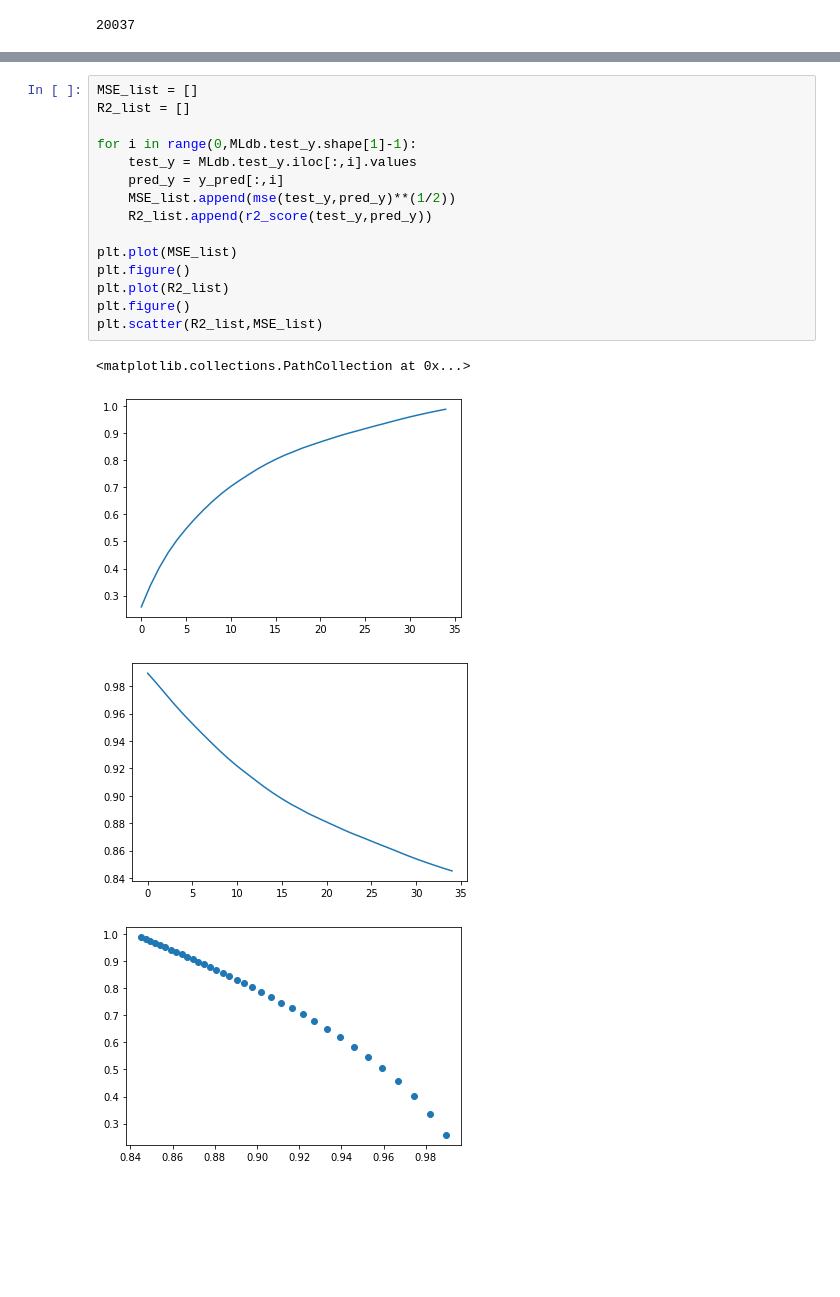
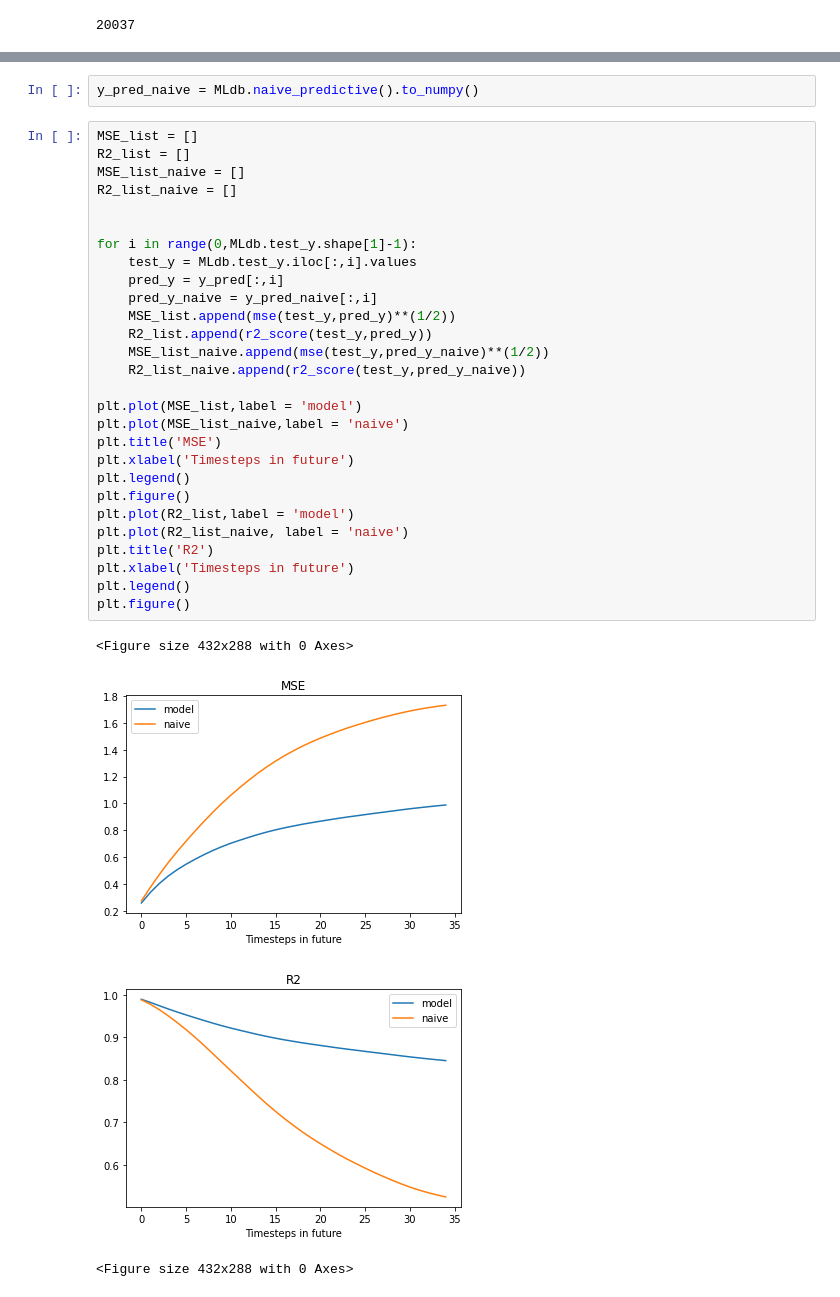
Before and after one commit to hhdelfland/zoutindringing-parksluizen, a Jupyter notebook: EGV/models.ipynb, the cells around one changed output, grey strips where cells are left out. Drawn from its saved outputs; the diff is of its cells as text; blank space fills up the shorter version.

```diff
--- a/EGV/models.ipynb
+++ b/EGV/models.ipynb
@@ -82,20 +66,35 @@ array([[1.12810798, 1.11193022, 1.10759925, ..., 1.09967896, 1.08771892,
+# %%
+y_pred_naive = MLdb.naive_predictive().to_numpy()
 # %%
 MSE_list = []
 R2_list = []
+MSE_list_naive = []
+R2_list_naive = []
+
 
 for i in range(0,MLdb.test_y.shape[1]-1):
     test_y = MLdb.test_y.iloc[:,i].values
     pred_y = y_pred[:,i]
+    pred_y_naive = y_pred_naive[:,i]
     MSE_list.append(mse(test_y,pred_y)**(1/2))
     R2_list.append(r2_score(test_y,pred_y))
+    MSE_list_naive.append(mse(test_y,pred_y_naive)**(1/2))
+    R2_list_naive.append(r2_score(test_y,pred_y_naive))
 
-plt.plot(MSE_list)
+plt.plot(MSE_list,label = 'model')
+plt.plot(MSE_list_naive,label = 'naive')
+plt.title('MSE')
+plt.xlabel('Timesteps in future')
+plt.legend()
 plt.figure()
-plt.plot(R2_list)
+plt.plot(R2_list,label = 'model')
+plt.plot(R2_list_naive, label = 'naive')
+plt.title('R2')
+plt.xlabel('Timesteps in future')
+plt.legend()
 plt.figure()
-plt.scatter(R2_list,MSE_list)
 # %% [output]
-<matplotlib.collections.PathCollection at 0x...>
+<Figure size 432x288 with 0 Axes>
-[figure, old version]
+[figure, new version]
-[figure, old version]
+[figure, new version]
-[figure, removed]
+<Figure size 432x288 with 0 Axes>
```
Also changed, not shown: parts of 2 cells of this notebook, 1 other file.
